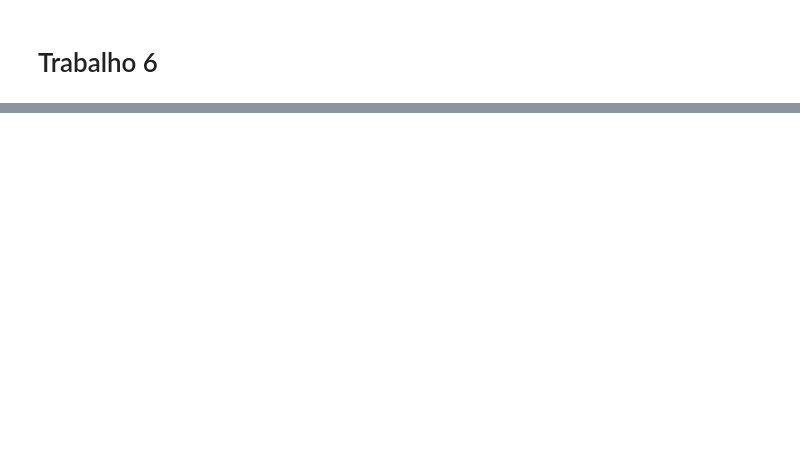
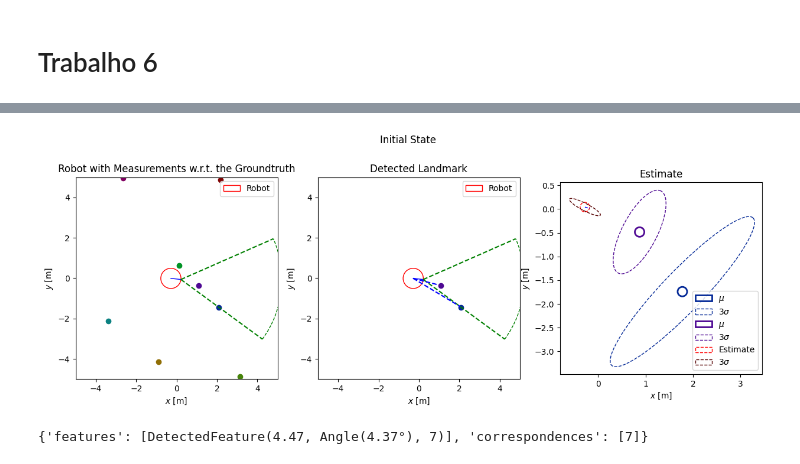
Before and after one commit to jtu-hub/UFRJ-COE-841, a Jupyter notebook: trabalho6/trabalho6.ipynb, the cells around one changed output, grey strips where cells are left out. Saved outputs shown, nothing was run; the diff lists cells and outputs as text; code cells hidden in the pictures; blank space fills up the shorter version.

Commit message:
make ekf work, TODO test simulation with loop closure

```diff
--- a/trabalho6/trabalho6.ipynb
+++ b/trabalho6/trabalho6.ipynb
@@ -65,0 +55,57 @@ robot = Robot(robot_pose, sensors, landmark_map)
+# %%
+#set initial position
+x0 = Pose(0, 0, Angle.from_deg(10.))
+
+#set dt for simulation
+dt = 0.05
+# %%
+fov = Angle.from_deg(60) #[°]
+sensor_range = 5 #[m]
+
+#define robot's sensor
+camera = Camera(Pose(0.5, 0, Angle(0)), field_of_veiw=fov, sensor_range=sensor_range, robot_pose=x0)
+# %%
+#define the robot
+robot = Robot(
+    x0,
+    sensors = [
+        camera
+    ],
+)
+# %%
+ekf = EKFSlamKnownCorrespondences()
+
+u = VelocityControl(1,1,1)
+_ = robot.applyControl(u)
+robot.measure(env, detection_noise=True)
+
+#plot initial state, with first measurement
+f = plt.figure(figsize=(15, 5))
+f.suptitle("Initial State")
+
+ax1 = plt.subplot(1,3, 1)
+ax1.set_title("Robot with Measurements w.r.t. the Groundtruth")
+ax1.set_xlabel("$x$ [m]")
+ax1.set_ylabel("$y$ [m]")
+env.draw(ax1)
+robot.draw(ax1, r = 0.5)
+
+ax2 = plt.subplot(1,3, 2)
+ax2.set_title("Detected Landmark")
+ax2.set_xlabel("$x$ [m]")
+ax2.set_ylabel("$y$ [m]")
+env.draw(ax2, correspondences=robot.sensors[0].reading["correspondences"])
+robot.draw(ax2, r = 0.5, draw_sensor_readings=True)
+
+ax3 = plt.subplot(1,3, 3)
+ax3.set_title("Estimate")
+ax3.set_xlabel("$x$ [m]")
+ax3.set_ylabel("$y$ [m]")
+ekf.update(CircularMotion(x0,robot.pos,1),robot.sensors[0].reading["features"])
+ekf.draw(ax3, env.colors)
+# %% [output]
+[figure, added]
+# %%
+print(robot.sensors[0].reading)
+# %% [output]
+{'features': [DetectedFeature(4.47, Angle(4.37°), 7)], 'correspondences': [7]}
```
Also changed, not shown: parts of 6 cells of this notebook, 9 other files.
